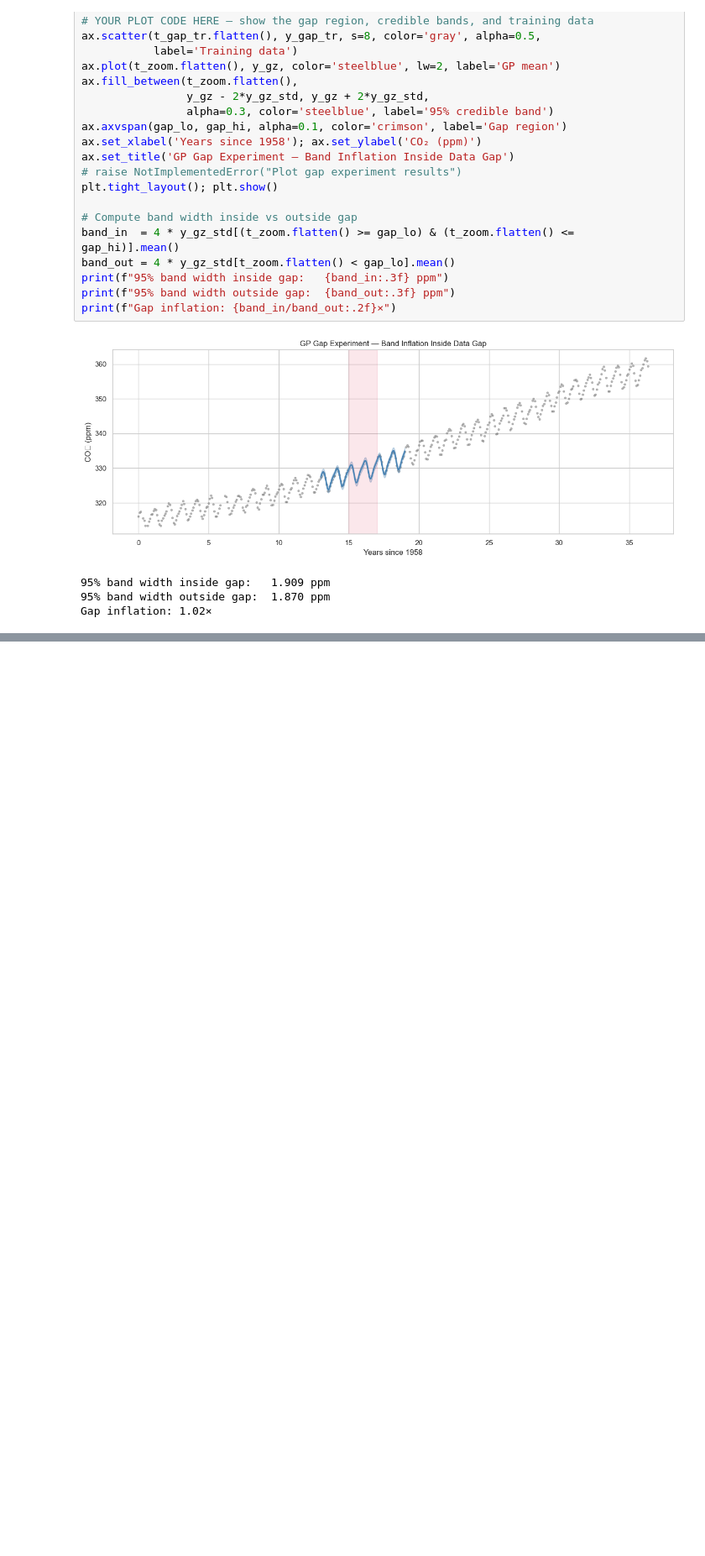
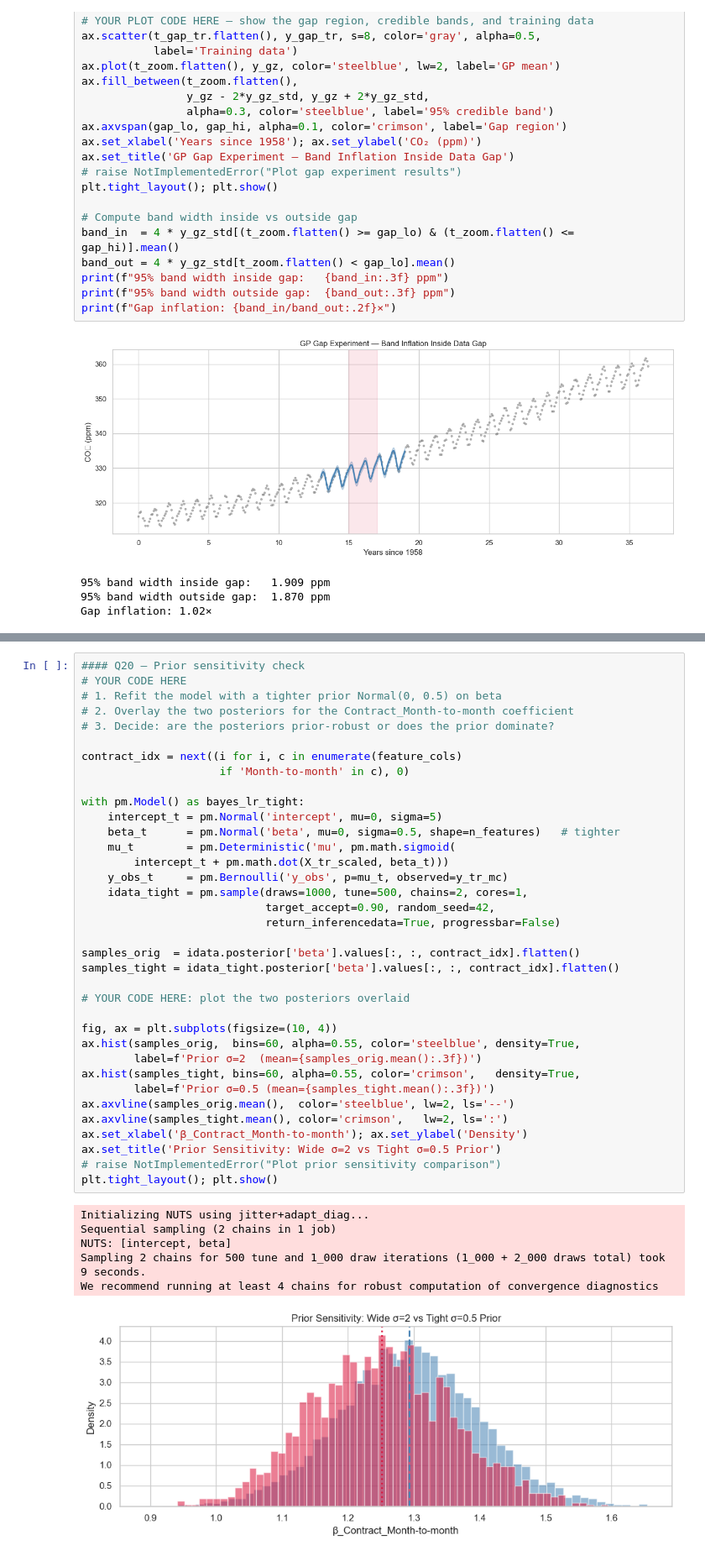
Before and after one commit to Amit3729/machine_learning, a Jupyter notebook: Probabilistic_Models/analysis1.ipynb, the cells around one changed output, grey strips where cells are left out. Shown at 84% size. Saved outputs shown, nothing was run; the diff lists cells and outputs as text; blank space fills up the shorter version.

```diff
--- a/Probabilistic_Models/analysis1.ipynb
+++ b/Probabilistic_Models/analysis1.ipynb
@@ -871,0 +1039,43 @@ plt.tight_layout(); plt.show()
+# %%
+#### Q20 — Prior sensitivity check
+# YOUR CODE HERE
+# 1. Refit the model with a tighter prior Normal(0, 0.5) on beta
+# 2. Overlay the two posteriors for the Contract_Month-to-month coefficient
+# 3. Decide: are the posteriors prior-robust or does the prior dominate?
+
+contract_idx = next((i for i, c in enumerate(feature_cols)
+                     if 'Month-to-month' in c), 0)
+
+with pm.Model() as bayes_lr_tight:
+    intercept_t = pm.Normal('intercept', mu=0, sigma=5)
+    beta_t      = pm.Normal('beta', mu=0, sigma=0.5, shape=n_features)   # tighter
+    mu_t        = pm.Deterministic('mu', pm.math.sigmoid(
+        intercept_t + pm.math.dot(X_tr_scaled, beta_t)))
+    y_obs_t     = pm.Bernoulli('y_obs', p=mu_t, observed=y_tr_mc)
+    idata_tight = pm.sample(draws=1000, tune=500, chains=2, cores=1,
+                            target_accept=0.90, random_seed=42,
+                            return_inferencedata=True, progressbar=False)
+
+samples_orig  = idata.posterior['beta'].values[:, :, contract_idx].flatten()
+samples_tight = idata_tight.posterior['beta'].values[:, :, contract_idx].flatten()
+
+# YOUR CODE HERE: plot the two posteriors overlaid
+
+fig, ax = plt.subplots(figsize=(10, 4))
+ax.hist(samples_orig,  bins=60, alpha=0.55, color='steelblue', density=True,
+        label=f'Prior σ=2  (mean={samples_orig.mean():.3f})')
+ax.hist(samples_tight, bins=60, alpha=0.55, color='crimson',   density=True,
+        label=f'Prior σ=0.5 (mean={samples_tight.mean():.3f})')
+ax.axvline(samples_orig.mean(),  color='steelblue', lw=2, ls='--')
+ax.axvline(samples_tight.mean(), color='crimson',   lw=2, ls=':')
+ax.set_xlabel('β_Contract_Month-to-month'); ax.set_ylabel('Density')
+ax.set_title('Prior Sensitivity: Wide σ=2 vs Tight σ=0.5 Prior')
+# raise NotImplementedError("Plot prior sensitivity comparison")
+plt.tight_layout(); plt.show()
+# %% [output]
+Initializing NUTS using jitter+adapt_diag...
+Sequential sampling (2 chains in 1 job)
+NUTS: [intercept, beta]
+Sampling 2 chains for 500 tune and 1_000 draw iterations (1_000 + 2_000 draws total) took 9 seconds.
+We recommend running at least 4 chains for robust computation of convergence diagnostics
+[figure, added]
```
Also changed, not shown: parts of 9 cells of this notebook, 2 other files.
